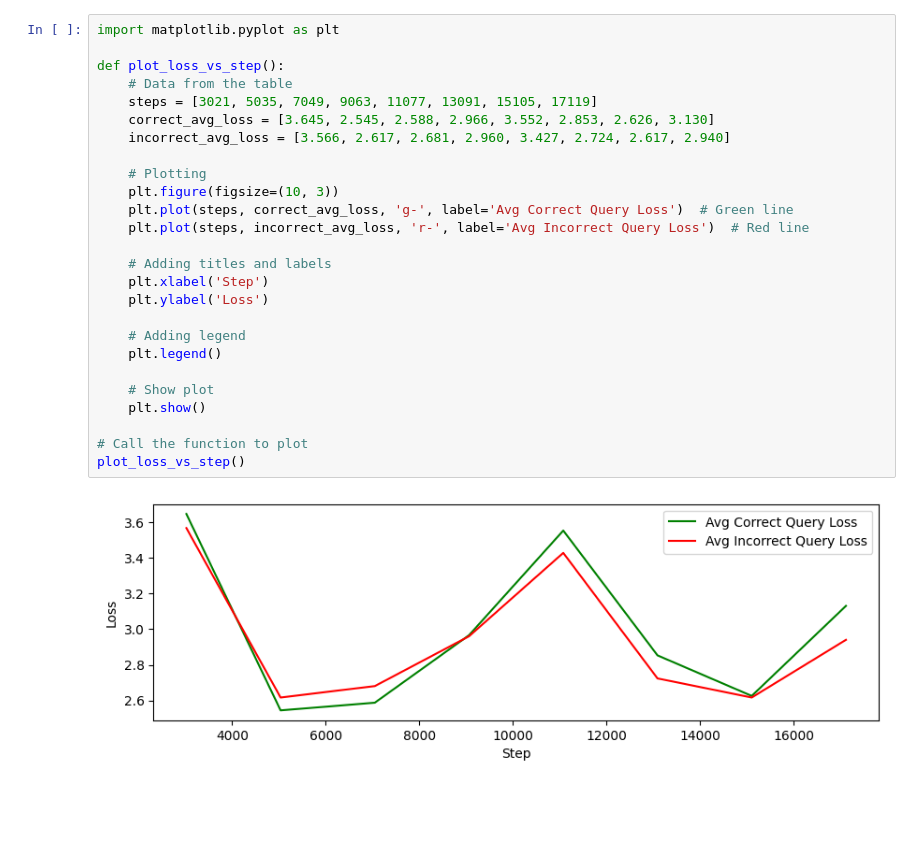
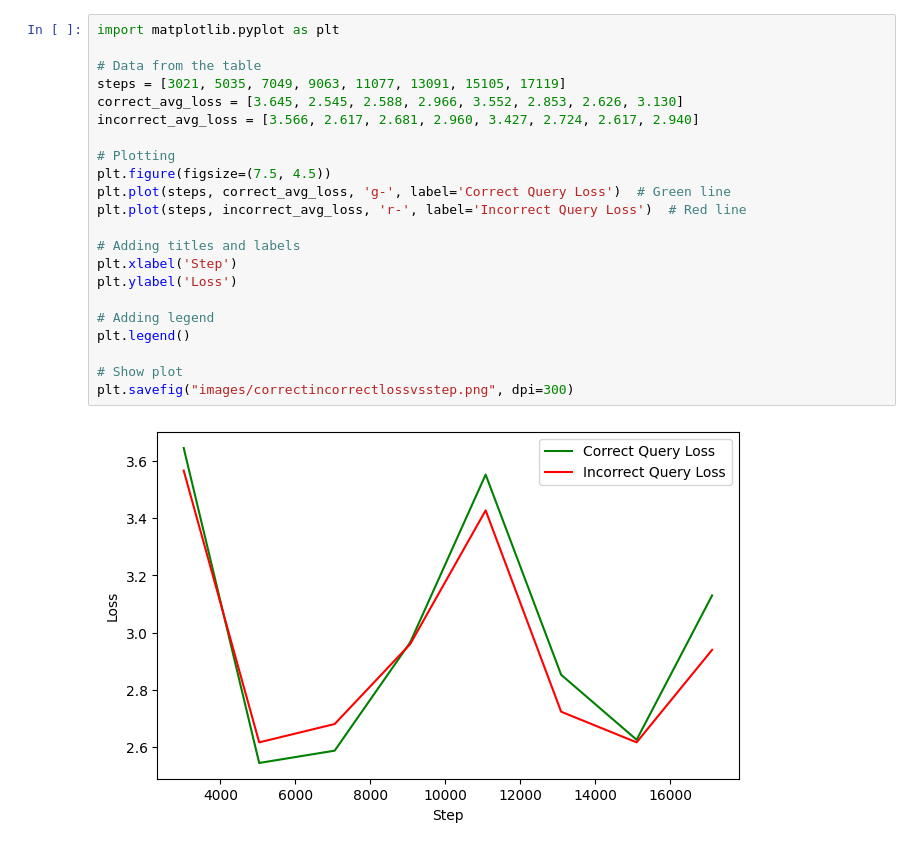
Before and after one commit to felixzhu17/Reranking-Multimodal-Retrievers, a Jupyter notebook: test.ipynb, the cells around one changed output. Drawn from its saved outputs; the diff is of its cells as text; blank space fills up the shorter version.

```diff
--- a/test.ipynb
+++ b/test.ipynb
@@ -525,28 +860,24 @@ plt.show()
 # %%
 import matplotlib.pyplot as plt
 
-def plot_loss_vs_step():
-    # Data from the table
-    steps = [3021, 5035, 7049, 9063, 11077, 13091, 15105, 17119]
-    correct_avg_loss = [3.645, 2.545, 2.588, 2.966, 3.552, 2.853, 2.626, 3.130]
-    incorrect_avg_loss = [3.566, 2.617, 2.681, 2.960, 3.427, 2.724, 2.617, 2.940]
+# Data from the table
+steps = [3021, 5035, 7049, 9063, 11077, 13091, 15105, 17119]
+correct_avg_loss = [3.645, 2.545, 2.588, 2.966, 3.552, 2.853, 2.626, 3.130]
+incorrect_avg_loss = [3.566, 2.617, 2.681, 2.960, 3.427, 2.724, 2.617, 2.940]
 
-    # Plotting
-    plt.figure(figsize=(10, 3))
-    plt.plot(steps, correct_avg_loss, 'g-', label='Avg Correct Query Loss')  # Green line
-    plt.plot(steps, incorrect_avg_loss, 'r-', label='Avg Incorrect Query Loss')  # Red line
+# Plotting
+plt.figure(figsize=(7.5, 4.5))
+plt.plot(steps, correct_avg_loss, 'g-', label='Correct Query Loss')  # Green line
+plt.plot(steps, incorrect_avg_loss, 'r-', label='Incorrect Query Loss')  # Red line
 
-    # Adding titles and labels
-    plt.xlabel('Step')
-    plt.ylabel('Loss')
+# Adding titles and labels
+plt.xlabel('Step')
+plt.ylabel('Loss')
 
-    # Adding legend
-    plt.legend()
+# Adding legend
+plt.legend()
 
-    # Show plot
-    plt.show()
-
-# Call the function to plot
-plot_loss_vs_step()
+# Show plot
+plt.savefig("images/correctincorrectlossvsstep.png", dpi=300)
 # %% [output]
-[figure, old version]
+[figure, new version]
```
Also changed, not shown: parts of 9 cells of this notebook, 13 other files.
